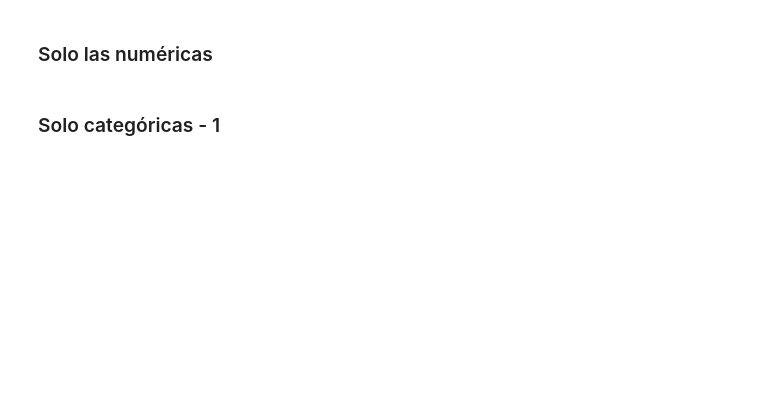
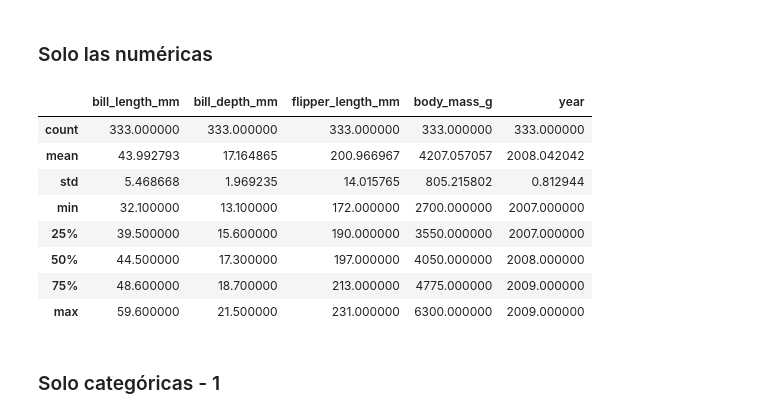
Before and after one commit to jariel17/curso-analisis-exploratorio-de-datos, a Jupyter notebook: 01-conociendo-nuestros-datos.ipynb, the cells around one changed output. Cells and saved outputs as stored; diff of their text form; code cells hidden in the pictures; blank space fills up the shorter version.

```diff
--- a/01-conociendo-nuestros-datos.ipynb
+++ b/01-conociendo-nuestros-datos.ipynb
@@ -305,4 +322,16 @@ processed_penguins_df
 # %% [markdown]
 ### Solo las numéricas
+# %%
+processed_penguins_df.describe(include=[np.number])
+# %% [output]
+|  | bill_length_mm | bill_depth_mm | flipper_length_mm | body_mass_g | year |
+| count | 333.000000 | 333.000000 | 333.000000 | 333.000000 | 333.000000 |
+| mean | 43.992793 | 17.164865 | 200.966967 | 4207.057057 | 2008.042042 |
+| std | 5.468668 | 1.969235 | 14.015765 | 805.215802 | 0.812944 |
+| min | 32.100000 | 13.100000 | 172.000000 | 2700.000000 | 2007.000000 |
+| 25% | 39.500000 | 15.600000 | 190.000000 | 3550.000000 | 2007.000000 |
+| 50% | 44.500000 | 17.300000 | 197.000000 | 4050.000000 | 2008.000000 |
+| 75% | 48.600000 | 18.700000 | 213.000000 | 4775.000000 | 2009.000000 |
+| max | 59.600000 | 21.500000 | 231.000000 | 6300.000000 | 2009.000000 |
 # %% [markdown]
 ### Solo categóricas - 1
```
Also changed, not shown: parts of 4 cells of this notebook.
